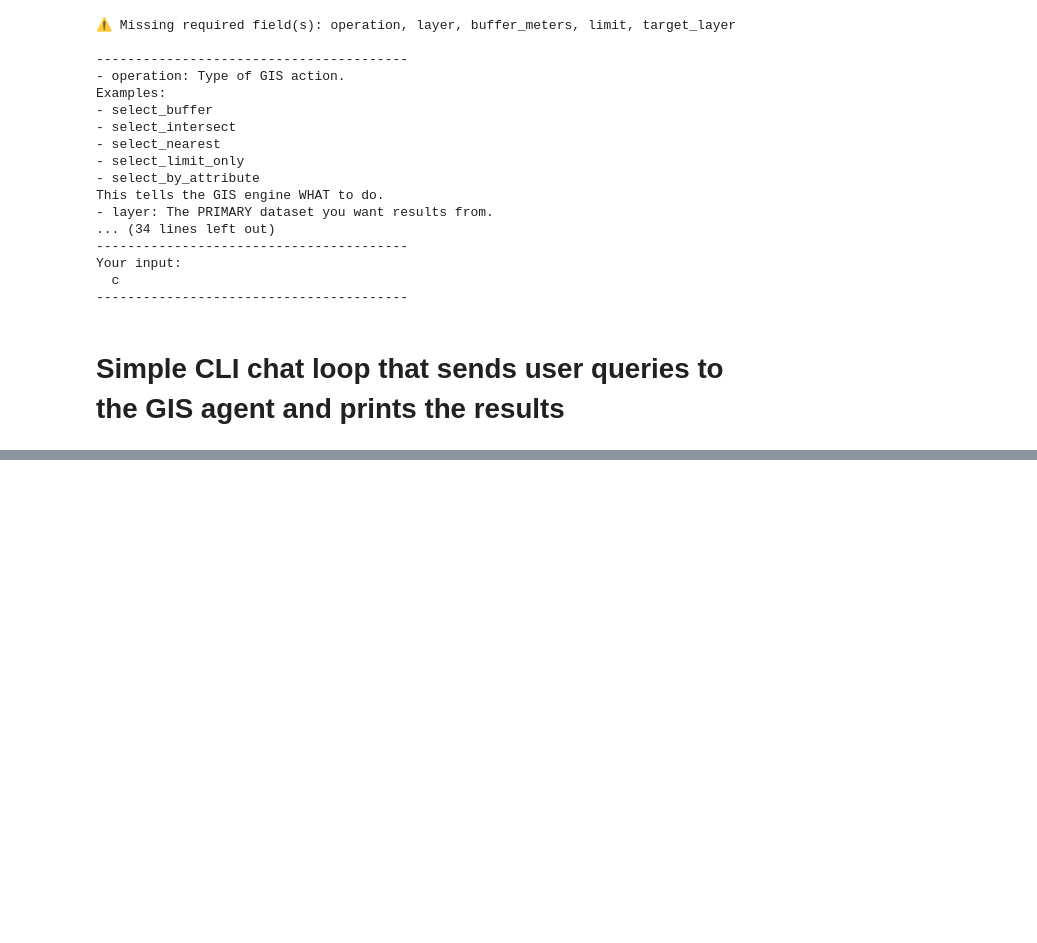
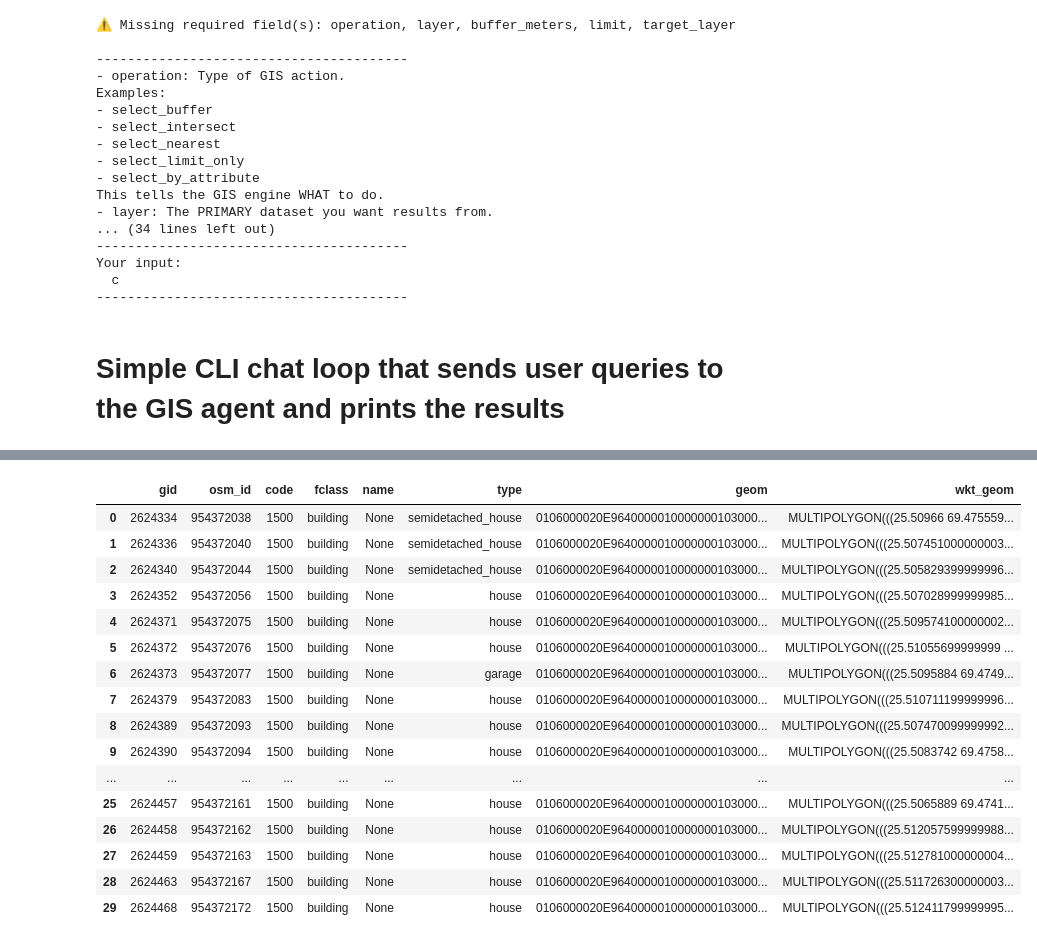
Before and after one commit to MatinM-96/llm-gis-poc, a Jupyter notebook: Nordkart.ipynb, the cells around one changed output, grey strips where cells are left out. Drawn from its saved outputs; the diff is of its cells as text; code cells hidden in the pictures; blank space fills up the shorter version.

```diff
--- a/Nordkart.ipynb
+++ b/Nordkart.ipynb
@@ -478,7 +550,7 @@ def run_postgis_query(sql: str) -> pd.DataFrame:
 # %% [markdown]
 # Execute the GIS plan in PostGIS and return the result as a DataFrame
 # %%
-def execute_gis_plan_db(plan: dict):
+def execute_gis_plan_db(plan: dict) -> pd.DataFrame:
     sql = plan_to_sql(plan)
     df = run_postgis_query(sql)
     return df
@@ -853,37 +705,11 @@ from shapely import wkt
 import folium
 from shapely.geometry import Polygon, MultiPolygon
 
-query = """
-SELECT ST_AsText(ST_Transform(geom, 4326)) AS wkt_geom
-FROM buildings
-LIMIT 30;
-"""
-df = run_postgis_query(query)
 
-# hent første
-first_geom = wkt.loads(df["wkt_geom"].iloc[0])
-m = folium.Map(location=[first_geom.centroid.y, first_geom.centroid.x], zoom_start=16)
+#kan ikke lese binøre fra databasen
+query = "Find 20 buildings near floodzone"
 
-def normalize_geom(g):
-    if isinstance(g, Polygon):
-        return [g]
-    if isinstance(g, MultiPolygon):
-        return list(g.geoms)   # 👈 riktig i Shapely 2.x
-    return []
+df = execute_gis_plan_db(plan)
 
-# loop gjennom alle rader
-for wkt_geom in df["wkt_geom"]:
-    geom = wkt.loads(wkt_geom)
 
-    for poly in normalize_geom(geom):
-        folium.GeoJson(
-            poly.__geo_interface__,
-            style_function=lambda x: {
-                "color": "red",
-                "weight": 2,
-                "fillColor": "yellow",
-                "fillOpacity": 0.3,
-            }
-        ).add_to(m)
-
-m
+# hent data  og
@@ -905,2 +728,28 @@ drwxrwsr-x  2 matinm users   4096 Nov 28 16:46 .ipynb_checkpoints
 -rw-rw-r--  1 matinm users   2285 Nov 28 14:33 README.md
 -rw-rw-r--  1 matinm users    319 Nov  5 23:23 requirements.txt
+# %%
+plan = ask_gis_agent("Find 30 houses within 200 meters of bike routes in F")
+if plan is None:
+    print("Invalid plan")
+else:
+    df = execute_gis_plan_db(plan)
+# %%
+df
+# %% [output]
+|  | gid | osm_id | code | fclass | name | type | geom | wkt_geom |
+| 0 | 2624334 | 954372038 | 1500 | building | None | semidetached_house | 0106000020E9640000010000000103000... | MULTIPOLYGON(((25.50966 69.475559... |
+| 1 | 2624336 | 954372040 | 1500 | building | None | semidetached_house | 0106000020E9640000010000000103000... | MULTIPOLYGON(((25.507451000000003... |
+| 2 | 2624340 | 954372044 | 1500 | building | None | semidetached_house | 0106000020E9640000010000000103000... | MULTIPOLYGON(((25.505829399999996... |
+| 3 | 2624352 | 954372056 | 1500 | building | None | house | 0106000020E9640000010000000103000... | MULTIPOLYGON(((25.507028999999985... |
+| 4 | 2624371 | 954372075 | 1500 | building | None | house | 0106000020E9640000010000000103000... | MULTIPOLYGON(((25.509574100000002... |
+| 5 | 2624372 | 954372076 | 1500 | building | None | house | 0106000020E9640000010000000103000... | MULTIPOLYGON(((25.51055699999999 ... |
+| 6 | 2624373 | 954372077 | 1500 | building | None | garage | 0106000020E9640000010000000103000... | MULTIPOLYGON(((25.5095884 69.4749... |
+| 7 | 2624379 | 954372083 | 1500 | building | None | house | 0106000020E9640000010000000103000... | MULTIPOLYGON(((25.510711199999996... |
+| 8 | 2624389 | 954372093 | 1500 | building | None | house | 0106000020E9640000010000000103000... | MULTIPOLYGON(((25.507470099999992... |
+| 9 | 2624390 | 954372094 | 1500 | building | None | house | 0106000020E9640000010000000103000... | MULTIPOLYGON(((25.5083742 69.4758... |
+| ... | ... | ... | ... | ... | ... | ... | ... | ... |
+| 25 | 2624457 | 954372161 | 1500 | building | None | house | 0106000020E9640000010000000103000... | MULTIPOLYGON(((25.5065889 69.4741... |
+| 26 | 2624458 | 954372162 | 1500 | building | None | house | 0106000020E9640000010000000103000... | MULTIPOLYGON(((25.512057599999988... |
+| 27 | 2624459 | 954372163 | 1500 | building | None | house | 0106000020E9640000010000000103000... | MULTIPOLYGON(((25.512781000000004... |
+| 28 | 2624463 | 954372167 | 1500 | building | None | house | 0106000020E9640000010000000103000... | MULTIPOLYGON(((25.511726300000003... |
+| 29 | 2624468 | 954372172 | 1500 | building | None | house | 0106000020E9640000010000000103000... | MULTIPOLYGON(((25.512411799999995... |
```
Also changed, not shown: parts of 26 cells of this notebook.
